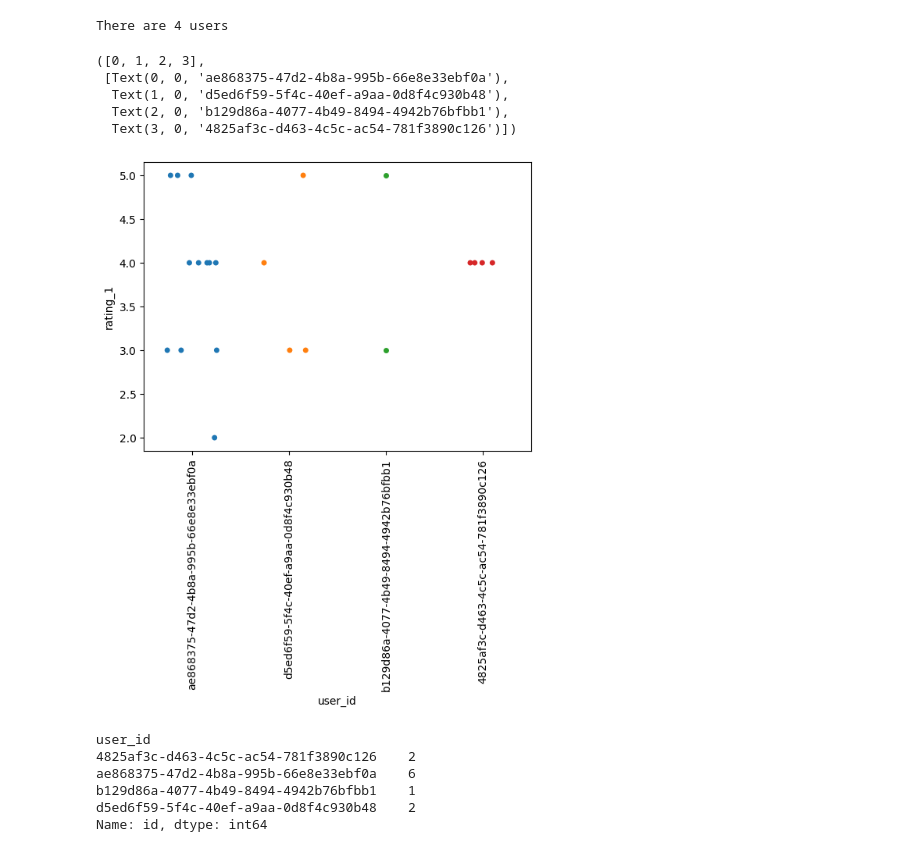
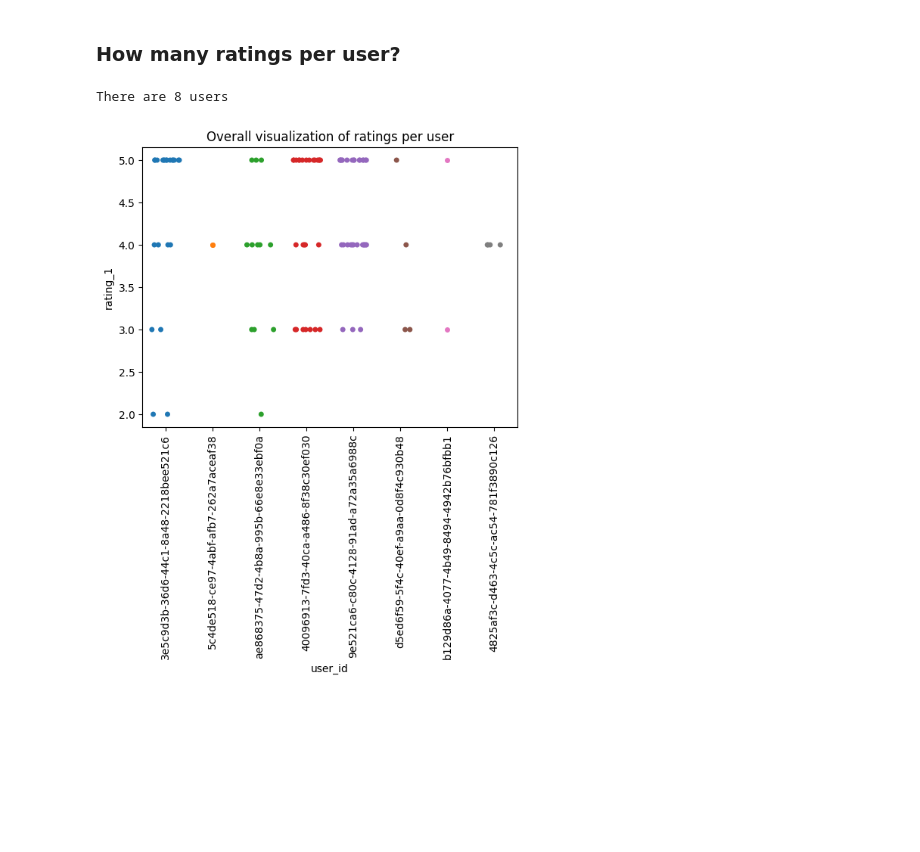
Before and after one commit to PaulErpen/eval-viewer, a Jupyter notebook: scripts/report.ipynb, the cells around one changed output. Saved outputs shown, nothing was run; the diff lists cells and outputs as text; code cells hidden in the pictures; blank space fills up the shorter version.

```diff
--- a/scripts/report.ipynb
+++ b/scripts/report.ipynb
@@ -56,33 +65,23 @@ for pair_id, n_ratings in ratings_count_computed.items():
         print(
             f'ERROR: pair "{pair_id}" has {n_ratings} but ratings tracker only has {db_n_ratings}'
         )
+# %% [markdown]
+### How many ratings per user?
 # %%
 import seaborn as sns
 from matplotlib import pyplot as plt
 
 n_users = len(ratings["user_id"].unique())
 print(f"There are {n_users} users")
 
 sns.stripplot(ratings, x="user_id", y="rating_1", jitter=0.3, hue="user_id")
 plt.xticks(rotation=90)
 
 sns.stripplot(ratings, x="user_id", y="rating_2", jitter=0.3, hue="user_id")
 plt.xticks(rotation=90)
+
+plt.title("Overall visualization of ratings per user")
+plt.show()
 # %% [output]
-There are 4 users
+There are 8 users
-([0, 1, 2, 3],
- [Text(0, 0, 'ae868375-47d2-4b8a-995b-66e8e33ebf0a'),
-  Text(1, 0, 'd5ed6f59-5f4c-40ef-a9aa-0d8f4c930b48'),
-  Text(2, 0, 'b129d86a-4077-4b49-8494-4942b76bfbb1'),
-  Text(3, 0, '4825af3c-d463-4c5c-ac54-781f3890c126')])
-[figure, old version]
+[figure, new version]
-# %%
-df_ratings_per_user = ratings.groupby("user_id")["id"].count()
-df_ratings_per_user
-# %% [output]
-user_id
-4825af3c-d463-4c5c-ac54-781f3890c126    2
-ae868375-47d2-4b8a-995b-66e8e33ebf0a    6
-b129d86a-4077-4b49-8494-4942b76bfbb1    1
-d5ed6f59-5f4c-40ef-a9aa-0d8f4c930b48    2
-Name: id, dtype: int64
```
Also changed, not shown: parts of 19 cells of this notebook, 2 other files.
